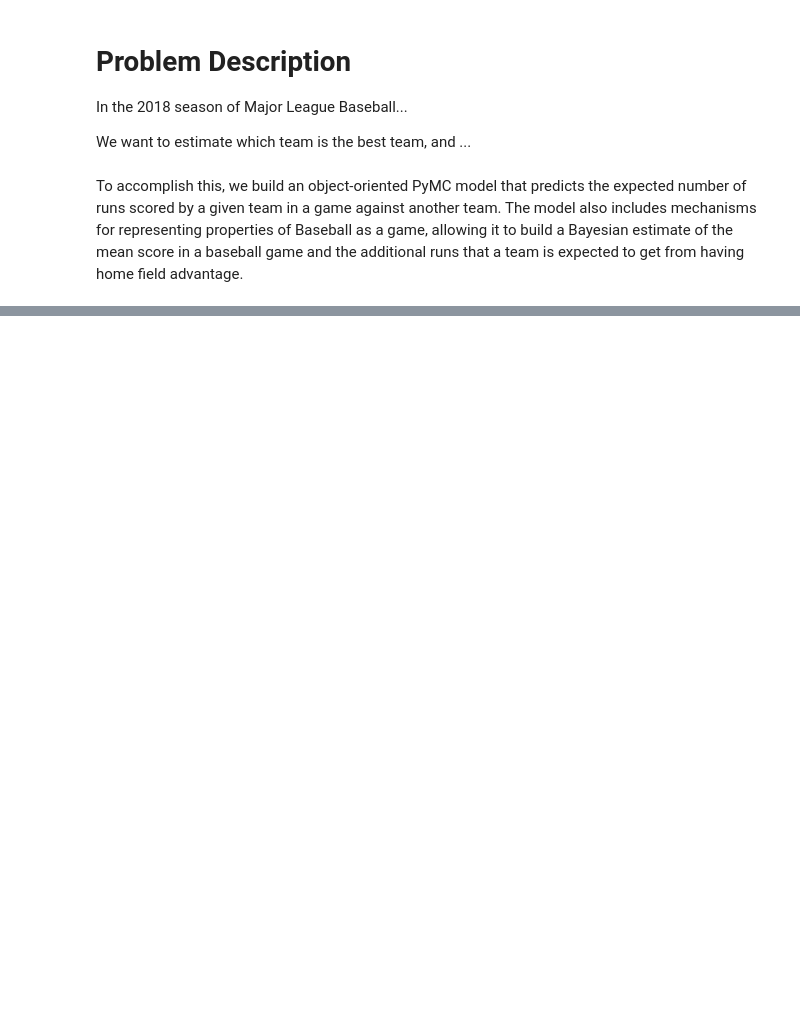
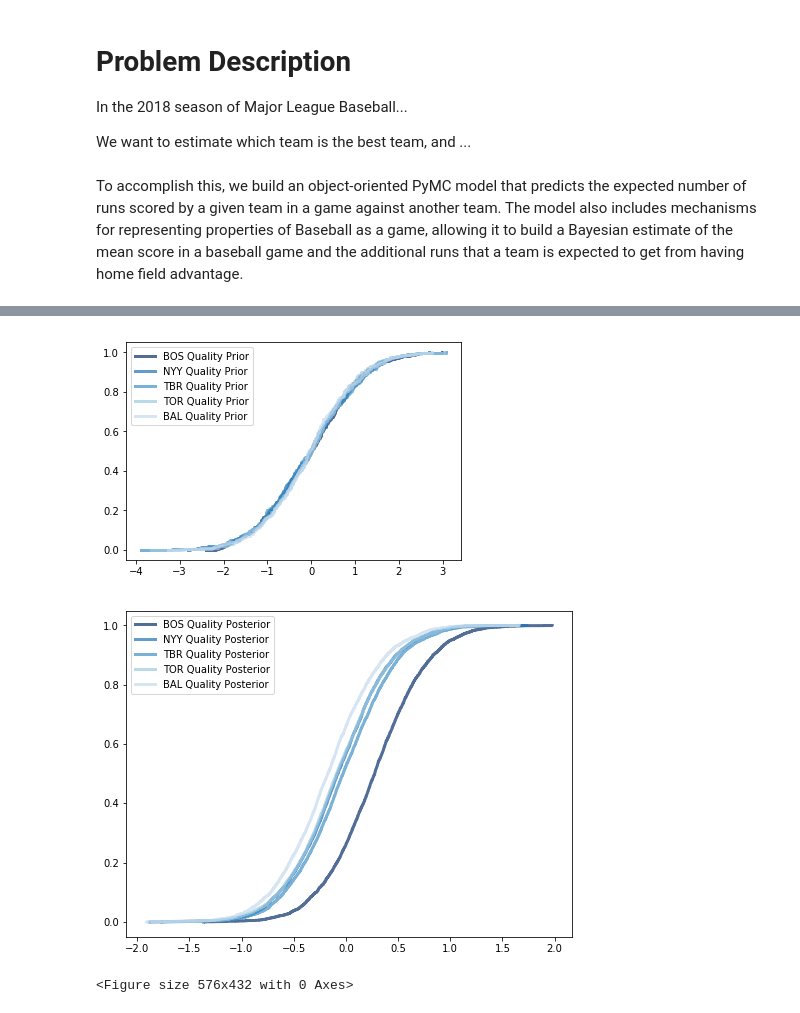
Before and after one commit to sammyers/bayesball, a Jupyter notebook: code/bayesball.ipynb, the cells around one changed output, grey strips where cells are left out. Drawn from its saved outputs; the diff is of its cells as text; code cells hidden in the pictures; blank space fills up the shorter version.

```diff
--- a/code/bayesball.ipynb
+++ b/code/bayesball.ipynb
@@ -137,0 +99,12 @@ for k in sorted(trace.varnames):
+# %%
+for t in team_names:
+    plotCdf(prior_trace[f'{t}.quality'], label=f'{t} Quality Prior')
+thinkplot.Show()
+
+for t in team_names:
+    plotCdf(trace[f'{t}.quality'], label=f'{t} Quality Posterior')
+thinkplot.Show()
+# %% [output]
+[figure, added]
+[figure, added]
+<Figure size 576x432 with 0 Axes>
```
Also changed, not shown: parts of 9 cells of this notebook.
